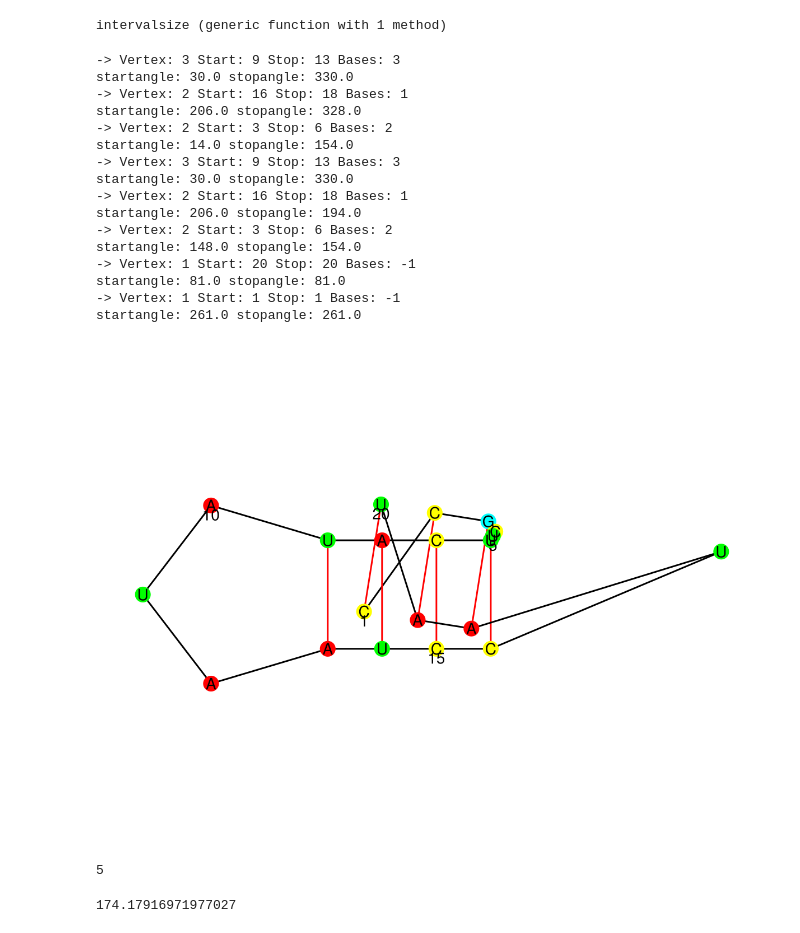
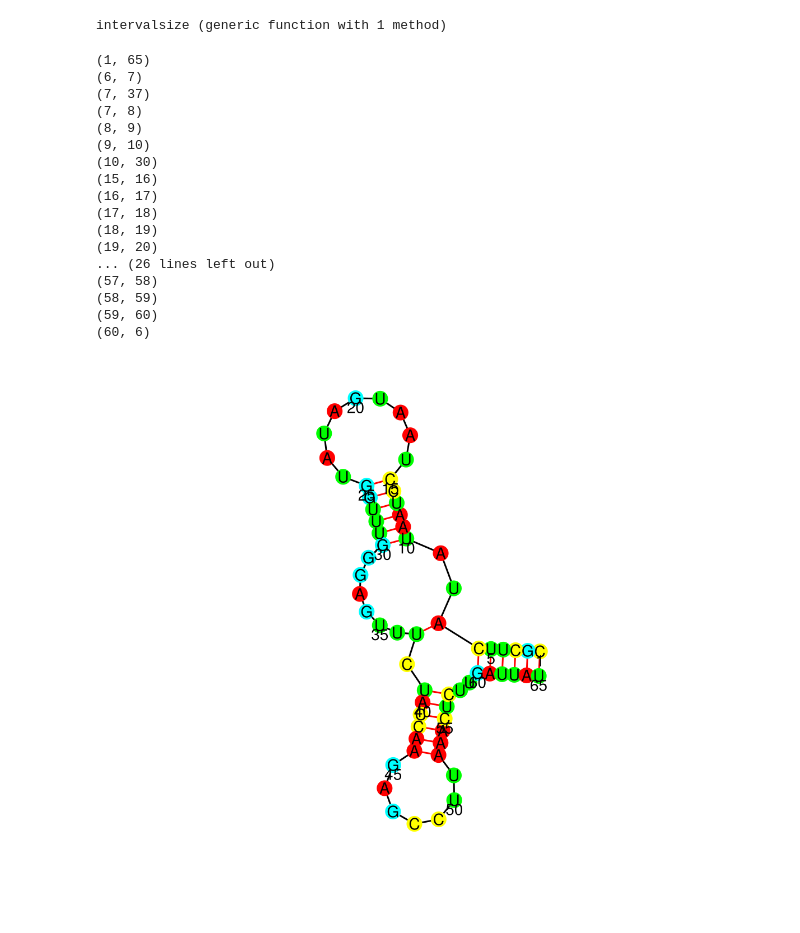
Before and after one commit to romanamo/RNAStructPlot, a Jupyter notebook: demo/advanced.ipynb, the cells around one changed output. Saved outputs shown, nothing was run; the diff lists cells and outputs as text; code cells hidden in the pictures; blank space fills up the shorter version.

```diff
--- a/demo/advanced.ipynb
+++ b/demo/advanced.ipynb
@@ -3,9 +3,6 @@ using RNAStructPlot
 using Graphs
 using LinearAlgebra
 
-sequence = "CGCUUCAUAUAAUCCUAAUGAUAUGGUUUGGGAGUUUCUACCAAGAGCCUUAAACUCUUGAUUAUGAAGUG"
-notation = "...(((((((..((((((.........))))))......).((((((.......))))))..))))))..."
-
-sequence = "ACCGCUUCAUAUAAUCCUAAUA"
-notation = ".(((..((((...)))).)))."
+sequence = "CGCUUCAUAUAAUCCUAAUGAUAUGGUUUGGGAGUUUCUACCAAGAGCCUUAAACUCUUGAUUAU"
+notation = "(((((((..((((((.........))))))......).((((((.......))))))..))))))"
 # %% [output]
@@ -61,6 +58,7 @@ using CairoMakie
 
 # f = Figure()
 # ax = Axis(f[1,1],aspect=DataAspect())
+normalizeangle(θ) = θ < 0 ? θ + 2*pi : θ
 
 function genadvanced(rnatree::RNATreeGraph, rnabase::RNABaseGraph)
     circ = gencircular(rnabase.graph)
@@ -78,13 +76,15 @@ function genadvanced(rnatree::RNATreeGraph, rnabase::RNABaseGraph)
         # determine region data
         regions = findregionstarts(rnatree, treevertex)
         n = length(loop)
-
         discovered = []
+        # special case fix
+        t = n <= 2 ? 0 : n-1
         # place region pairs
-        for i in range(0, n-1)
+        for i in range(0, t)
             curr = loop[i%n+1]
             next = loop[(i+1)%n+1]
             small, big = sort([curr, next])
+            println((curr, next))
 
             # calculate angles from normal chords of adjacent region pairs
             if (small, big) in pairing
@@ -111,9 +111,11 @@ function genadvanced(rnatree::RNATreeGraph, rnabase::RNABaseGraph)
                     #scatter!([cx], [cy], color=:red)
                     #arc!([0, 0], circleradius, pi, -pi)
 
-                    chordangle = atan(cy, cx)
+                    chordangle = normalizeangle(atan(cy, cx))
                     currangle = chordangle - pi/loopsize
                     nextangle = chordangle + pi/loopsize
+
+                    #println("Vertex: $(treevertex) Chordangle: $(rad2deg(chordangle))")
 
                     currx, curry = circlecenter + circleradius .* [cos(currangle), sin(currangle)]
                     nextx, nexty = circlecenter + circleradius .* [cos(nextangle), sin(nextangle)]
@@ -165,60 +167,51 @@ function genadvanced(rnatree::RNATreeGraph, rnabase::RNABaseGraph)
             start = normalize(coords[loop[startidx]]- circlecenter)
             stop = normalize(coords[loop[stopidx]]- circlecenter)
 
             startangle = atan(start[2], start[1])
             stopangle = atan(stop[2], stop[1])
 
-            normalizeangle(θ) = θ < 0 ? θ + 2*pi : θ
-
             startangle = normalizeangle(startangle)
             stopangle = normalizeangle(stopangle)
 
             total = normalizeangle(stopangle-startangle)
+
             intervallength = intervalsize(startidx, stopidx, length(loop))
             segment = total/intervallength
             neededbases = intervallength-1
-
-            println("-> Vertex: $(treevertex) Start: $(loop[startidx]) Stop: $(loop[stopidx]) Bases: $(neededbases)")
-            println("startangle: $(round(rad2deg(startangle))) stopangle: $(round(rad2deg(stopangle)))")
+            # println("-> Vertex: $(treevertex) Start: $(loop[startidx]) Stop: $(loop[stopidx]) Bases: $(neededbases)")
+            # println("startangle: $(round(rad2deg(startangle))) stopangle: $(round(rad2deg(stopangle)))")
 
             progress = 1
             for i in range(1, neededbases)
                 baseangle = startangle + segment*progress
                 coords[loop[(startidx+i-1)%n+1]] = (circleradius .* [cos(baseangle), sin(baseangle)]) + circlecenter
                 progress += 1
             end
         end
     end
     genadvancedpart(1, [0, 0])
     return coords
 
 end
 coords = genadvanced(rnatree, rnabase)
 
 draw_final(rnabase.graph, coords, rnabase.nucleotides, rnabase.pairings)
 # %% [output]
--> Vertex: 3 Start: 9 Stop: 13 Bases: 3
-startangle: 30.0 stopangle: 330.0
--> Vertex: 2 Start: 16 Stop: 18 Bases: 1
-startangle: 206.0 stopangle: 328.0
--> Vertex: 2 Start: 3 Stop: 6 Bases: 2
-startangle: 14.0 stopangle: 154.0
--> Vertex: 3 Start: 9 Stop: 13 Bases: 3
-startangle: 30.0 stopangle: 330.0
--> Vertex: 2 Start: 16 Stop: 18 Bases: 1
-startangle: 206.0 stopangle: 194.0
--> Vertex: 2 Start: 3 Stop: 6 Bases: 2
-startangle: 148.0 stopangle: 154.0
--> Vertex: 1 Start: 20 Stop: 20 Bases: -1
-startangle: 81.0 stopangle: 81.0
--> Vertex: 1 Start: 1 Stop: 1 Bases: -1
-startangle: 261.0 stopangle: 261.0
+(1, 65)
+(6, 7)
+(7, 37)
+(7, 8)
+(8, 9)
+(9, 10)
+(10, 30)
+(15, 16)
+(16, 17)
+(17, 18)
+(18, 19)
+(19, 20)
+... (26 lines left out)
+(57, 58)
+(58, 59)
+(59, 60)
+(60, 6)
-[figure, old version]
+[figure, new version]
-# %%
-intervalsize(5, 2, 8)
-# %% [output]
-5
-# %%
-rad2deg(3.04)
-# %% [output]
-174.17916971977027
```
Also changed, not shown: parts of 2 cells of this notebook, 2 other files.
